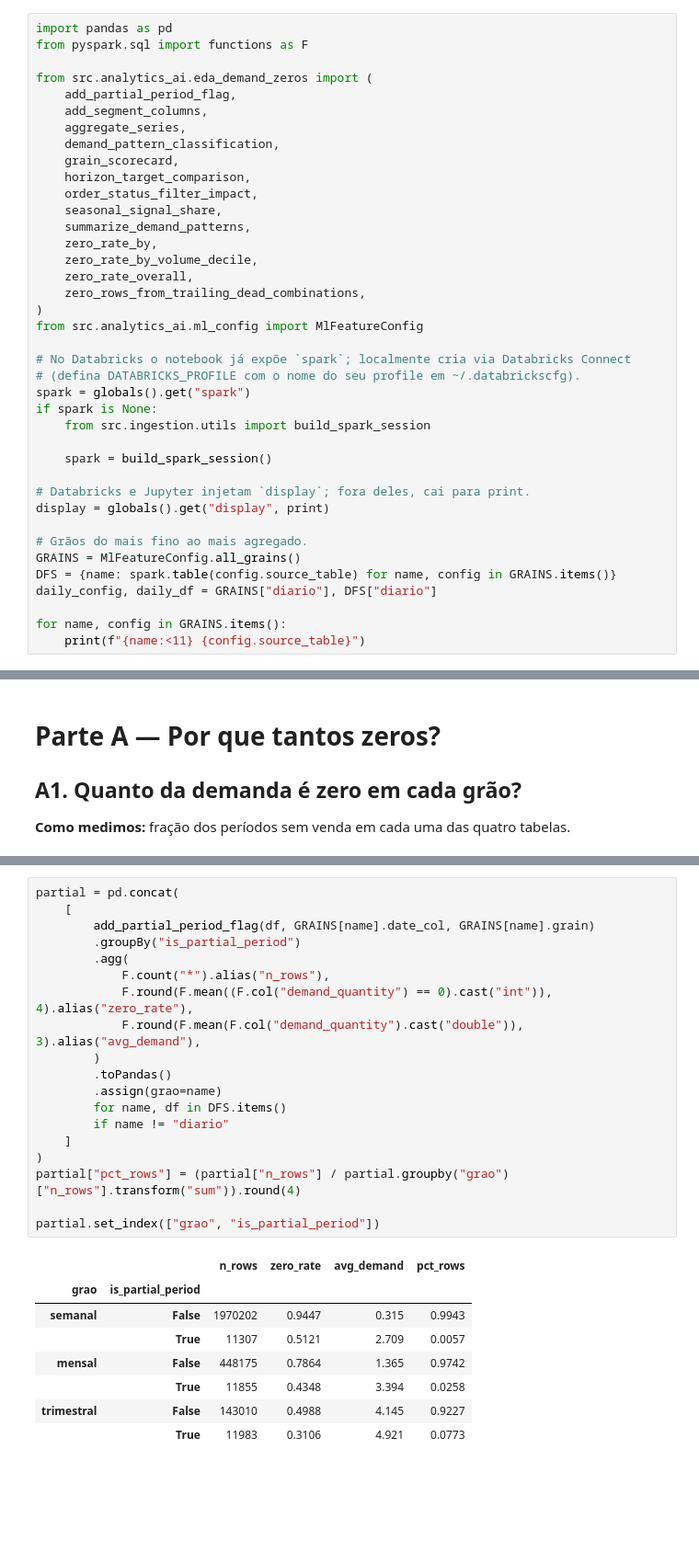
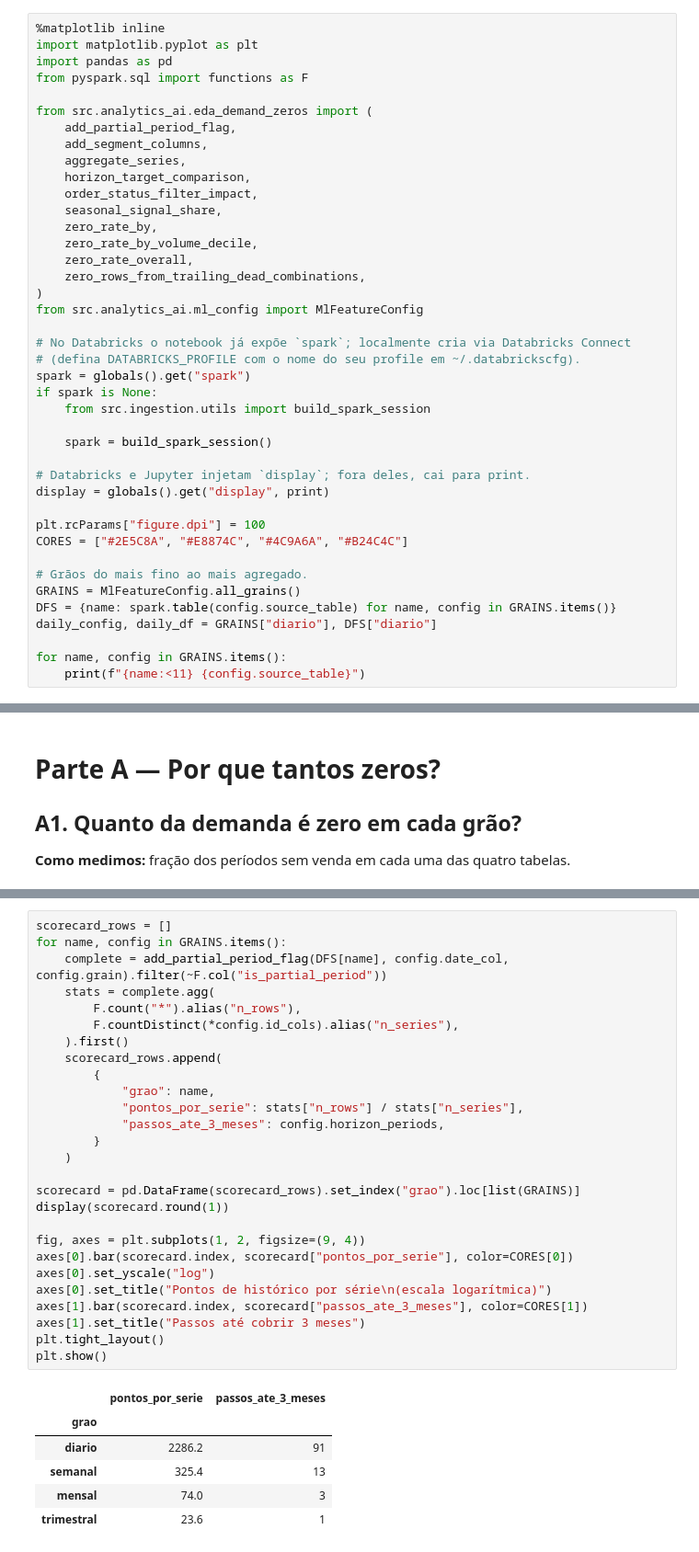
Before and after one commit to gusdiaso/lh_nautical_athena, a Jupyter notebook: notebooks/ml/01_eda_demand_zeros.ipynb, the cells around one changed output, grey strips where cells are left out. Shown at 92% size. Drawn from its saved outputs; the diff is of its cells as text; blank space fills up the shorter version.

```diff
--- a/notebooks/ml/01_eda_demand_zeros.ipynb
+++ b/notebooks/ml/01_eda_demand_zeros.ipynb
@@ -43,6 +40,8 @@ PROJECT_ROOT = _find_project_root(Path.cwd())
 if str(PROJECT_ROOT) not in sys.path:
     sys.path.insert(0, str(PROJECT_ROOT))
 # %%
+%matplotlib inline
+import matplotlib.pyplot as plt
 import pandas as pd
 from pyspark.sql import functions as F
 
@@ -50,12 +49,9 @@ from src.analytics_ai.eda_demand_zeros import (
     add_partial_period_flag,
     add_segment_columns,
     aggregate_series,
-    demand_pattern_classification,
-    grain_scorecard,
     horizon_target_comparison,
     order_status_filter_impact,
     seasonal_signal_share,
-    summarize_demand_patterns,
     zero_rate_by,
     zero_rate_by_volume_decile,
     zero_rate_overall,
@@ -74,6 +70,9 @@ if spark is None:
 # Databricks e Jupyter injetam `display`; fora deles, cai para print.
 display = globals().get("display", print)
 
+plt.rcParams["figure.dpi"] = 100
+CORES = ["#2E5C8A", "#E8874C", "#4C9A6A", "#B24C4C"]
+
 # Grãos do mais fino ao mais agregado.
 GRAINS = MlFeatureConfig.all_grains()
 DFS = {name: spark.table(config.source_table) for name, config in GRAINS.items()}
@@ -340,28 +307,34 @@ Agregar sempre reduz zeros, então "menos zeros" sozinho levaria direto ao trime
 # %%
-partial = pd.concat(
-    [
-        add_partial_period_flag(df, GRAINS[name].date_col, GRAINS[name].grain)
-        .groupBy("is_partial_period")
-        .agg(
-            F.count("*").alias("n_rows"),
-            F.round(F.mean((F.col("demand_quantity") == 0).cast("int")), 4).alias("zero_rate"),
-            F.round(F.mean(F.col("demand_quantity").cast("double")), 3).alias("avg_demand"),
-        )
-        .toPandas()
-        .assign(grao=name)
-        for name, df in DFS.items()
-        if name != "diario"
-    ]
-)
-partial["pct_rows"] = (partial["n_rows"] / partial.groupby("grao")["n_rows"].transform("sum")).round(4)
+scorecard_rows = []
+for name, config in GRAINS.items():
+    complete = add_partial_period_flag(DFS[name], config.date_col, config.grain).filter(~F.col("is_partial_period"))
+    stats = complete.agg(
+        F.count("*").alias("n_rows"),
+        F.countDistinct(*config.id_cols).alias("n_series"),
+    ).first()
+    scorecard_rows.append(
+        {
+            "grao": name,
+            "pontos_por_serie": stats["n_rows"] / stats["n_series"],
+            "passos_ate_3_meses": config.horizon_periods,
+        }
+    )
 
-partial.set_index(["grao", "is_partial_period"])
+scorecard = pd.DataFrame(scorecard_rows).set_index("grao").loc[list(GRAINS)]
+display(scorecard.round(1))
+
+fig, axes = plt.subplots(1, 2, figsize=(9, 4))
+axes[0].bar(scorecard.index, scorecard["pontos_por_serie"], color=CORES[0])
+axes[0].set_yscale("log")
+axes[0].set_title("Pontos de histórico por série\n(escala logarítmica)")
+axes[1].bar(scorecard.index, scorecard["passos_ate_3_meses"], color=CORES[1])
+axes[1].set_title("Passos até cobrir 3 meses")
+plt.tight_layout()
+plt.show()
 # %% [output]
-|  |  | n_rows | zero_rate | avg_demand | pct_rows |
-| grao | is_partial_period |  |  |  |  |
-| semanal | False | 1970202 | 0.9447 | 0.315 | 0.9943 |
-|  | True | 11307 | 0.5121 | 2.709 | 0.0057 |
-| mensal | False | 448175 | 0.7864 | 1.365 | 0.9742 |
-|  | True | 11855 | 0.4348 | 3.394 | 0.0258 |
-| trimestral | False | 143010 | 0.4988 | 4.145 | 0.9227 |
-|  | True | 11983 | 0.3106 | 4.921 | 0.0773 |
+|  | pontos_por_serie | passos_ate_3_meses |
+| grao |  |  |
+| diario | 2286.2 | 91 |
+| semanal | 325.4 | 13 |
+| mensal | 74.0 | 3 |
+| trimestral | 23.6 | 1 |
```
Also changed, not shown: parts of 38 cells of this notebook, 3 other files.
